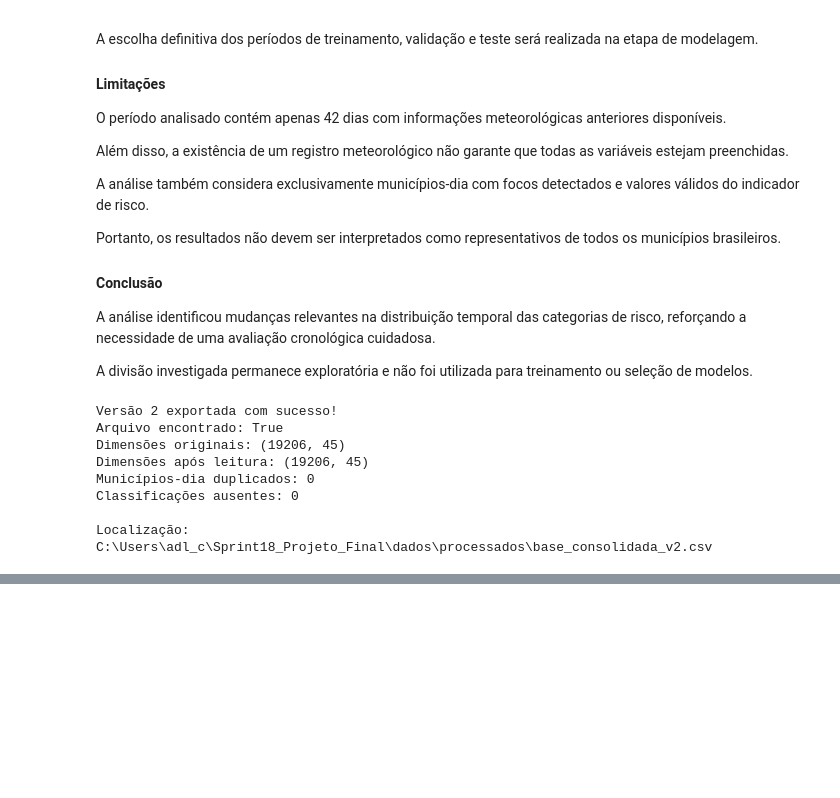
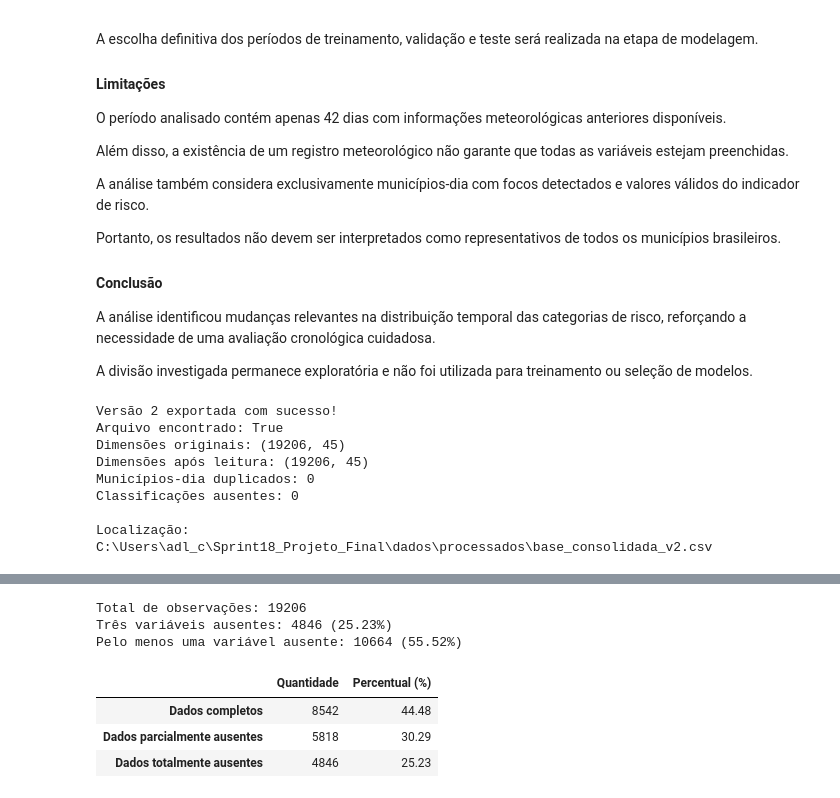
Before and after one commit to AndreLuco-48/sprint18-risco-fogo-brasil, a Jupyter notebook: notebooks/Sprint18_Etapa1_Entrega.ipynb, the cells around one changed output, grey strips where cells are left out. Saved outputs shown, nothing was run; the diff lists cells and outputs as text; code cells hidden in the pictures; blank space fills up the shorter version.

```diff
--- a/notebooks/Sprint18_Etapa1_Entrega.ipynb
+++ b/notebooks/Sprint18_Etapa1_Entrega.ipynb
@@ -6860,0 +6951,60 @@ C:\Users\adl_c\Sprint18_Projeto_Final\dados\processados\base_consolidada_v2.csv
+# %%
+# Verifica ausências considerando a precipitação acumulada em 24 horas
+
+variaveis_clima_24h = [
+    "temperatura_media",
+    "umidade_minima",
+    "precipitacao_24h"
+]
+
+ausencia_total_24h = df_base_v2[variaveis_clima_24h].isna().all(axis=1)
+ausencia_parcial_24h = df_base_v2[variaveis_clima_24h].isna().any(axis=1)
+
+print("Total de observações:", len(df_base_v2))
+
+print(
+    "Três variáveis ausentes:",
+    ausencia_total_24h.sum(),
+    f"({ausencia_total_24h.mean():.2%})"
+)
+
+print(
+    "Pelo menos uma variável ausente:",
+    ausencia_parcial_24h.sum(),
+    f"({ausencia_parcial_24h.mean():.2%})"
+)
+# %% [output]
+Total de observações: 19206
+Três variáveis ausentes: 4846 (25.23%)
+Pelo menos uma variável ausente: 10664 (55.52%)
+# %%
+# Classifica as observações pela disponibilidade de dados meteorológicos
+
+quantidade_ausentes = df_base_v2[
+    variaveis_clima_24h
+].isna().sum(axis=1)
+
+disponibilidade_clima = pd.Series(
+    {
+        "Dados completos": (quantidade_ausentes == 0).sum(),
+        "Dados parcialmente ausentes": (
+            (quantidade_ausentes > 0) &
+            (quantidade_ausentes < 3)
+        ).sum(),
+        "Dados totalmente ausentes": (quantidade_ausentes == 3).sum()
+    }
+)
+
+resultado_disponibilidade = pd.DataFrame({
+    "Quantidade": disponibilidade_clima,
+    "Percentual (%)": (
+        disponibilidade_clima / len(df_base_v2) * 100
+    ).round(2)
+})
+
+display(resultado_disponibilidade)
+# %% [output]
+|  | Quantidade | Percentual (%) |
+| Dados completos | 8542 | 44.48 |
+| Dados parcialmente ausentes | 5818 | 30.29 |
+| Dados totalmente ausentes | 4846 | 25.23 |
```
Also changed, not shown: parts of 7 cells of this notebook, 2 other files.
